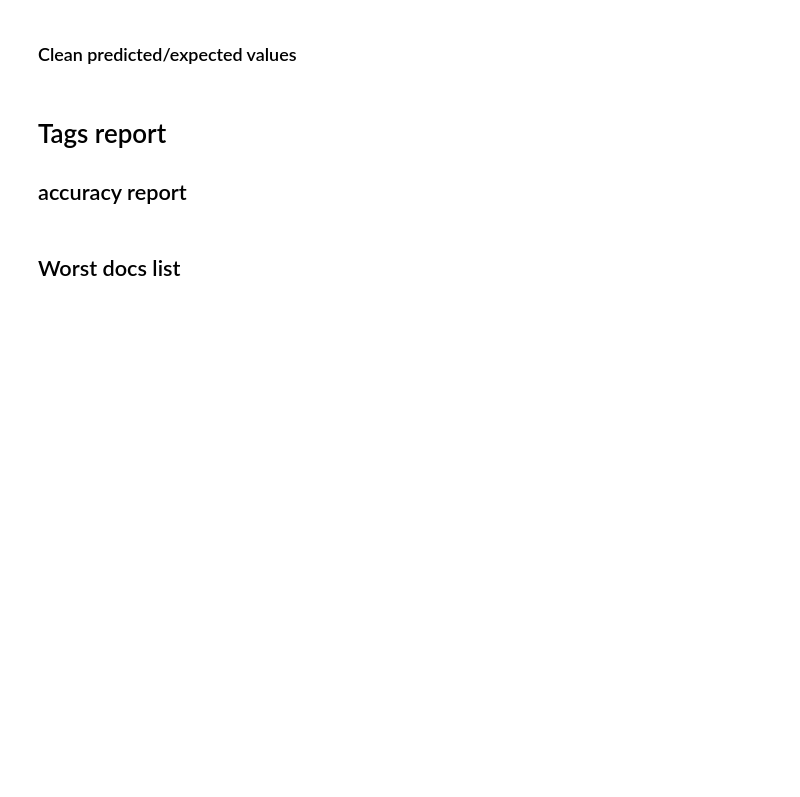
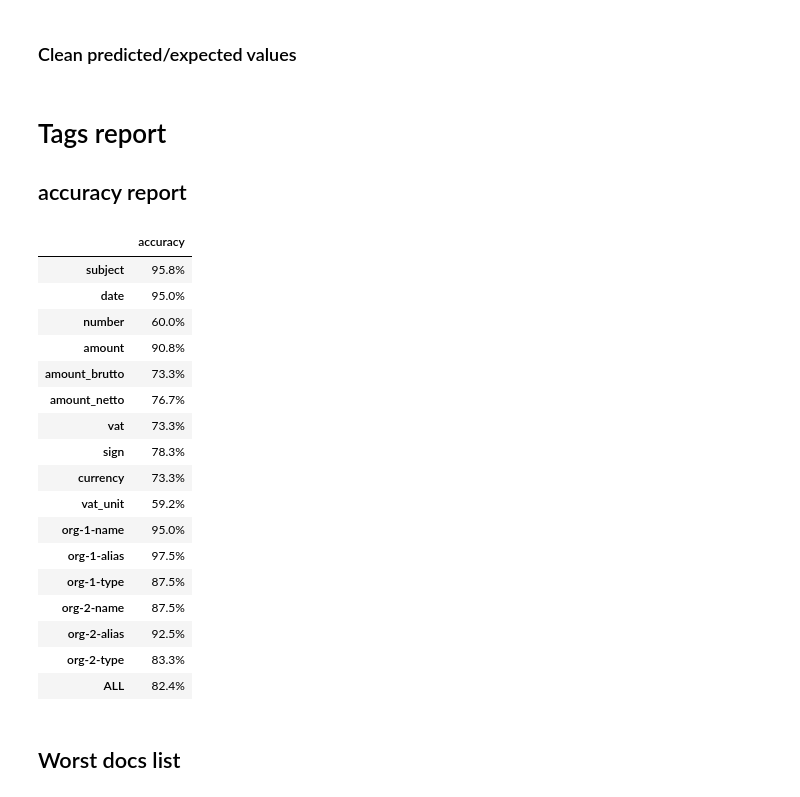
Before and after one commit to LitJane/analyser, a Jupyter notebook: trainsets/eval_contract_uber_model.ipynb, the cells around one changed output. Drawn from its saved outputs; the diff is of its cells as text; code cells hidden in the pictures; blank space fills up the shorter version.

```diff
--- a/trainsets/eval_contract_uber_model.ipynb
+++ b/trainsets/eval_contract_uber_model.ipynb
@@ -612,31 +869,50 @@ def select_wrong(userdocs, key):
 # %%
 userdocs['number_of_errors'] = 0
 report = pd.DataFrame()
 
 n   = 0
 avg = 0
 
 for k in t_semantic_map_keys_common[1:] + t_semantic_map_keys_price + org_numbered_keys :
     s, p = select_wrong(userdocs, k)
     for _id, _ in s.iterrows():
        userdocs.at[_id, 'number_of_errors'] += 1
 
     acc = 1.0 - p
     report.at[k, 'accuracy']=f"{acc:.1%}"
     mlflow.log_metric(f"accuracy_{k}", acc)
 
     n += 1
     avg += acc
 
 avg = avg / n
 
 report.at['ALL', 'accuracy']=f"{avg:.1%}"
 mlflow.log_metric("accuracy_TAGS", avg)
-report.to_csv(umtm.reports_dir /'attributes_accuracy.csv')
-mlflow.log_artifact(umtm.reports_dir / 'attributes_accuracy.csv')
+report.to_csv(training_reports_path /'attributes_accuracy.csv')
+mlflow.log_artifact(training_reports_path / 'attributes_accuracy.csv')
 
 # 81.6%
 report
+# %% [output]
+|  | accuracy |
+| subject | 95.8% |
+| date | 95.0% |
+| number | 60.0% |
+| amount | 90.8% |
+| amount_brutto | 73.3% |
+| amount_netto | 76.7% |
+| vat | 73.3% |
+| sign | 78.3% |
+| currency | 73.3% |
+| vat_unit | 59.2% |
+| org-1-name | 95.0% |
+| org-1-alias | 97.5% |
+| org-1-type | 87.5% |
+| org-2-name | 87.5% |
+| org-2-alias | 92.5% |
+| org-2-type | 83.3% |
+| ALL | 82.4% |
 # %% [markdown]
 ## Worst docs list
 # %%
```
Also changed, not shown: parts of 32 cells of this notebook, 4 other files.
